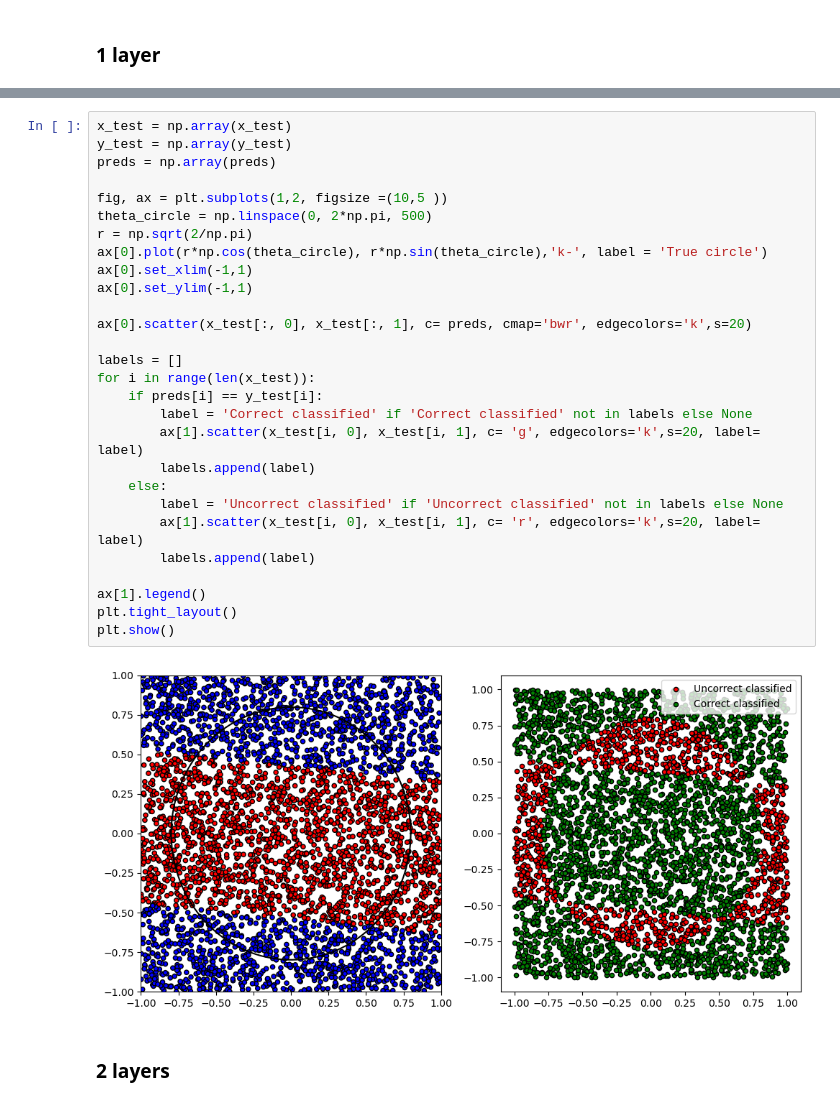
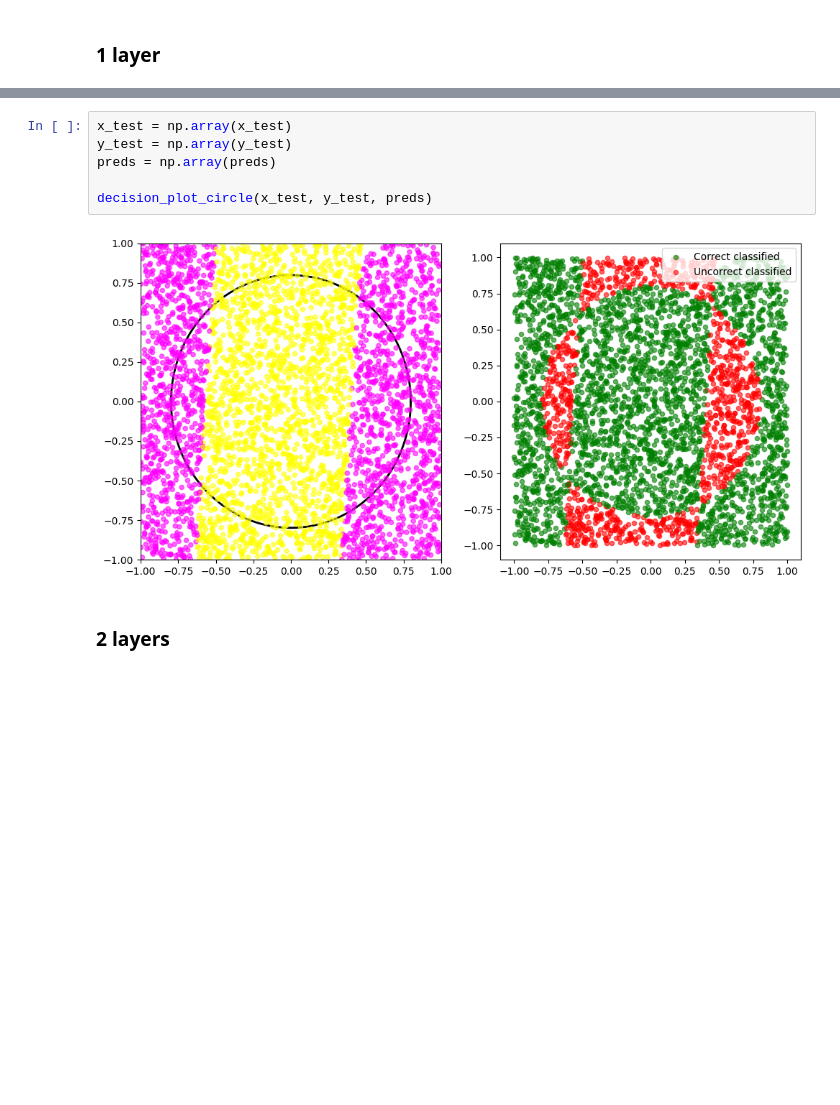
Before and after one commit to melissanespeque/data-reuploading-classifier, a Jupyter notebook: 01_singlequbit_classifier copy.ipynb, the cells around one changed output, grey strips where cells are left out. Saved outputs shown, nothing was run; the diff lists cells and outputs as text; blank space fills up the shorter version.

```diff
--- a/01_singlequbit_classifier copy.ipynb
+++ b/01_singlequbit_classifier copy.ipynb
@@ -121,33 +124,11 @@ Test accuracy: 0.7338
 # %%
 x_test = np.array(x_test)
 y_test = np.array(y_test)
 preds = np.array(preds)
 
-fig, ax = plt.subplots(1,2, figsize =(10,5 ))
-theta_circle = np.linspace(0, 2*np.pi, 500)
-r = np.sqrt(2/np.pi)
-ax[0].plot(r*np.cos(theta_circle), r*np.sin(theta_circle),'k-', label = 'True circle')
-ax[0].set_xlim(-1,1)
-ax[0].set_ylim(-1,1)
-
-ax[0].scatter(x_test[:, 0], x_test[:, 1], c= preds, cmap='bwr', edgecolors='k',s=20)
-
-labels = []
-for i in range(len(x_test)):
-    if preds[i] == y_test[i]:
-        label = 'Correct classified' if 'Correct classified' not in labels else None
-        ax[1].scatter(x_test[i, 0], x_test[i, 1], c= 'g', edgecolors='k',s=20, label= label)
-        labels.append(label)
-    else:
-        label = 'Uncorrect classified' if 'Uncorrect classified' not in labels else None
-        ax[1].scatter(x_test[i, 0], x_test[i, 1], c= 'r', edgecolors='k',s=20, label= label)
-        labels.append(label)
-
-ax[1].legend()
-plt.tight_layout()
-plt.show()
+decision_plot_circle(x_test, y_test, preds)
 # %% [output]
-[figure, old version]
+[figure, new version]
 # %% [markdown]
 ### 2 layers
 # %%
```
Also changed, not shown: parts of 20 cells of this notebook, 1 other file.
